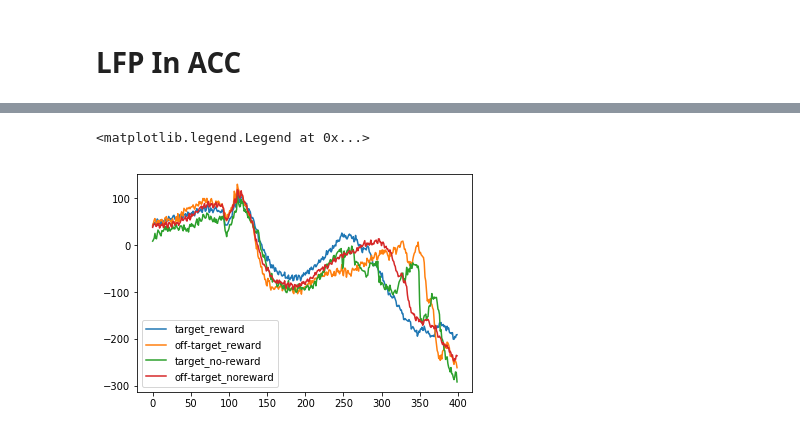
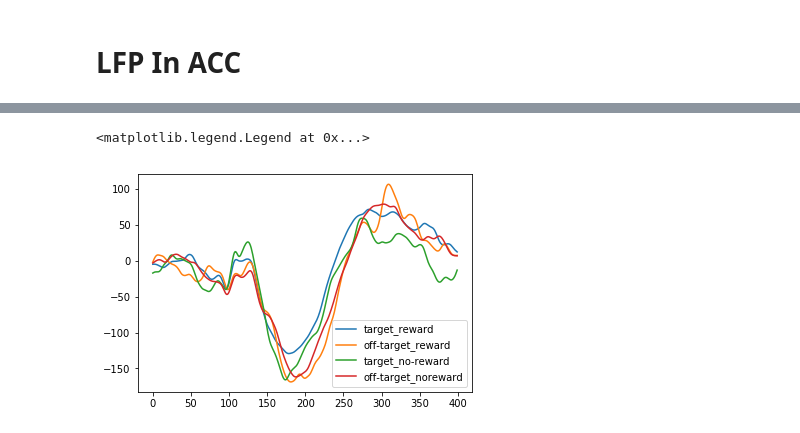
Before and after one commit to Maylibooyah69/RewardReversalPorject, a Jupyter notebook: Import EEG.ipynb, the cells around one changed output, grey strips where cells are left out. Cells and saved outputs as stored; diff of their text form; code cells hidden in the pictures.

```diff
--- a/Import EEG.ipynb
+++ b/Import EEG.ipynb
@@ -82,8 +82,8 @@ def rat_summary(rat): # takes a single rat's data as a pd.Series object
     off_tar=np.round(rat['ttl'][3])
     tvec=rat['tvec'][0]
     adc='empty' if rat['adc'].size==0 else rat['adc'][0]
-    lfp='empty' if rat['lfp'].size==0 else rat['lfp']
-    eeg='empty' if rat['eeg'].size==0 else rat['eeg']
+    lfp='empty' if (rat['lfp'].size==0 or sum(sum(rat['lfp']))==0) else rat['lfp']
+    eeg='empty' if (rat['eeg'].size==0 or sum(sum(rat['eeg']))==0) else rat['eeg']
 
     signal=lfp if lfp!='empty' else eeg
     signal=np.array(signal)
@@ -179,10 +175,11 @@ low_eeg=eeg_by_label(rat23,None,4)
 # %%
 from scipy.stats import kurtosis
-def mask_by_std(eeg_in,reject=False): # need to specify eeg channel here
+def mask_by_std(eeg_in,zero_fill=False): # need to specify eeg channel here
     eeg=copy.deepcopy(eeg_in)
     std=np.std(eeg)
     m=np.mean(eeg)
-    artifact=(np.abs((eeg-m)/std))>3
+#     artifact=(np.abs((eeg-m)/std))>3
+    artifact=np.abs(eeg)>1500
     arti_onset=np.where(artifact==1)[0]
     for i in arti_onset:
         eeg[i-100:i+100]=np.nan
@@ -275,8 +272,8 @@ def get_excel_info(rat_num):
 # %%
-val_chan,chan_name,dates,rat_nums=get_excel_info(9)
+val_chan,chan_name,dates,rat_nums=get_excel_info(26)
 rat_df=get_ephys(dates[0],rat_nums[0])
 tvec,signal,low_tone,high_tone,tar,off_tar=rat_summary(rat_df)
-action_log,reward_log,epoched_eeg,log=get_behavior(rat_df,eeg_length=300,plot=False)
+action_log,reward_log,epoched_eeg=get_behavior(rat_df,eeg_length=300,plot=False)
 # %%
 tar_eeg=eeg_by_label(rat_df,1)
 off_tar_eeg=eeg_by_label(rat_df,2)
@@ -331,7 +305,7 @@ plt.legend(('target_reward','off-target_reward','target_no-reward','off-target_n
 # %% [markdown]
 # LFP In ACC
 # %%
-tar_r1=eeg_by_label(rat_df,1,21,label_by_reward=1)
-off_r1=eeg_by_label(rat_df,2,21,label_by_reward=1)
-tar_n1=eeg_by_label(rat_df,1,21,label_by_reward=0)
-off_n1=eeg_by_label(rat_df,2,21,label_by_reward=0)
+tar_r1=eeg_by_label(rat_df,1,1,20)
+off_r1=eeg_by_label(rat_df,2,1,20)
+tar_n1=eeg_by_label(rat_df,1,0,20)
+off_n1=eeg_by_label(rat_df,2,0,20)
@@ -349,9 +312,9 @@ duration: 59.998 |num_recordings: 44 |n: 30000
 # %%
-erp11=plot_average(tar_r1,fil=False)
-erp22=plot_average(off_r1,fil=False)
-erp33=plot_average(tar_n1,fil=False)
-erp44=plot_average(off_n1,fil=False)
+erp11=plot_average(tar_r1,fil=True)
+erp22=plot_average(off_r1,fil=True)
+erp33=plot_average(tar_n1,fil=True)
+erp44=plot_average(off_n1,fil=True)
 plt.legend(('target_reward','off-target_reward','target_no-reward','off-target_noreward'))
 # %% [output]
 <matplotlib.legend.Legend at 0x...>
-[figure, old version]
+[figure, new version]
```
Also changed, not shown: parts of 19 cells of this notebook.
